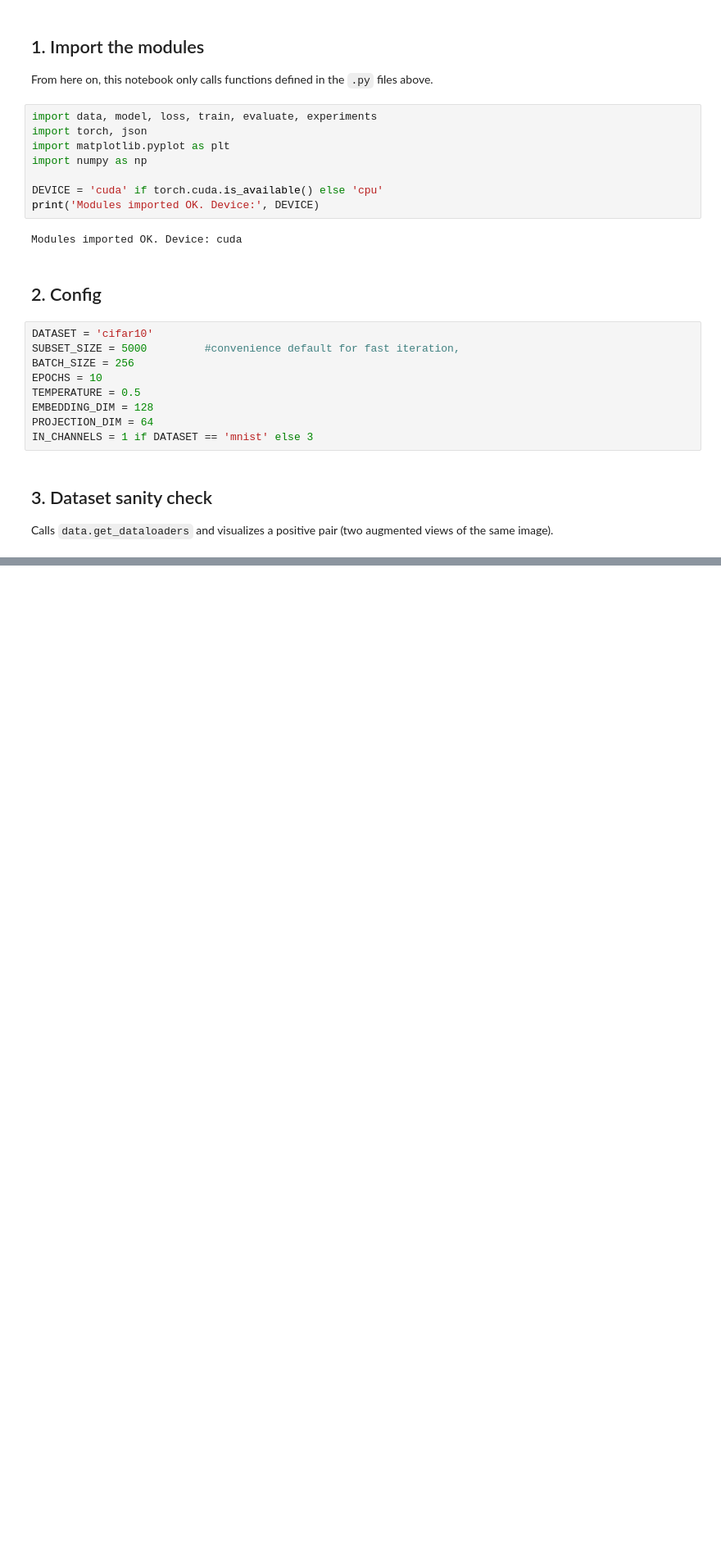
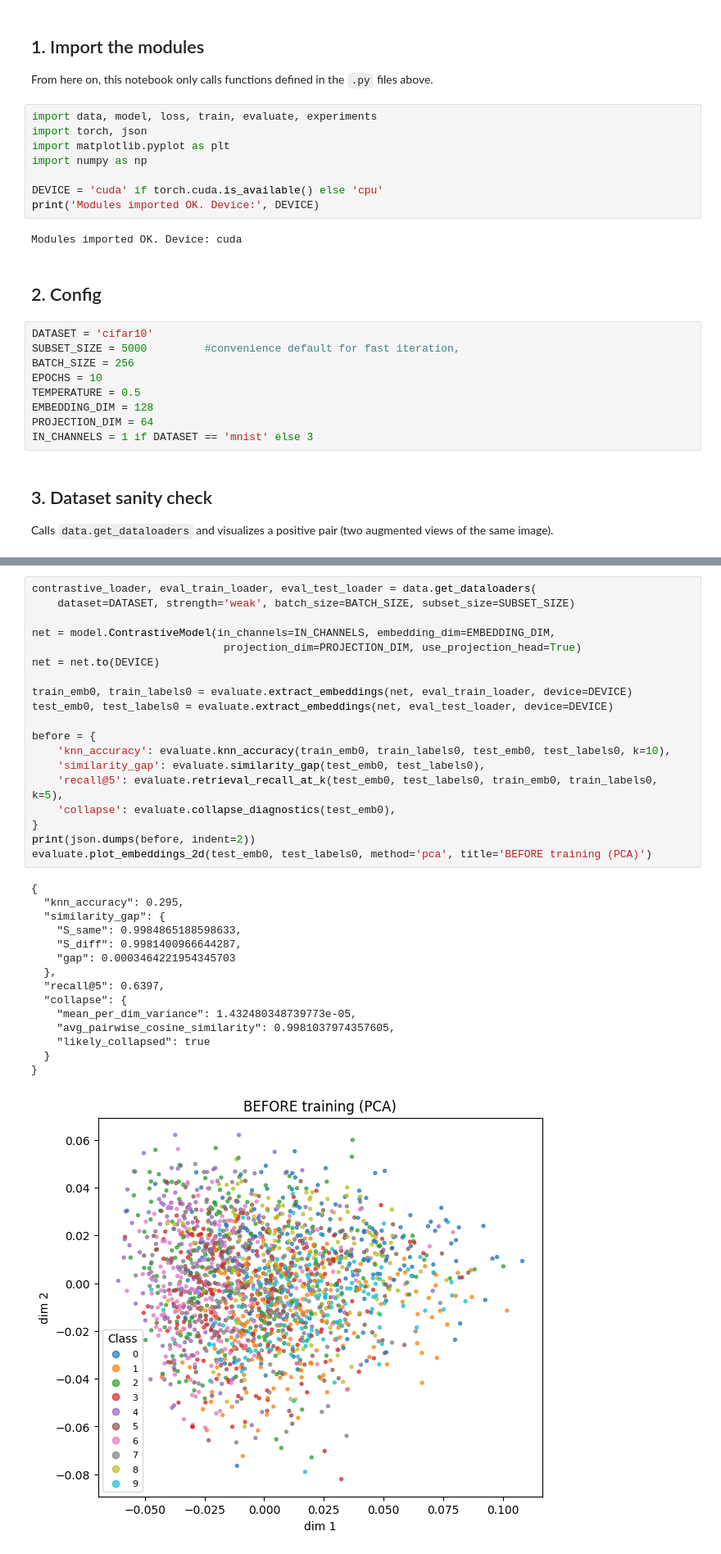
Before and after one commit to Kidist-c/Contrastive_Learning_Cifar-10, a Jupyter notebook: constrastive_pipeline.ipynb, the cells around one changed output, grey strips where cells are left out. Shown at 82% size. Cells and saved outputs as stored; diff of their text form; blank space fills up the shorter version.

Commit message:
evaluate before training

```diff
--- a/constrastive_pipeline.ipynb
+++ b/constrastive_pipeline.ipynb
@@ -67,0 +71,35 @@ WARNING:matplotlib.image:Clipping input data to the valid range for imshow with
+# %%
+contrastive_loader, eval_train_loader, eval_test_loader = data.get_dataloaders(
+    dataset=DATASET, strength='weak', batch_size=BATCH_SIZE, subset_size=SUBSET_SIZE)
+
+net = model.ContrastiveModel(in_channels=IN_CHANNELS, embedding_dim=EMBEDDING_DIM,
+                              projection_dim=PROJECTION_DIM, use_projection_head=True)
+net = net.to(DEVICE)
+
+train_emb0, train_labels0 = evaluate.extract_embeddings(net, eval_train_loader, device=DEVICE)
+test_emb0, test_labels0 = evaluate.extract_embeddings(net, eval_test_loader, device=DEVICE)
+
+before = {
+    'knn_accuracy': evaluate.knn_accuracy(train_emb0, train_labels0, test_emb0, test_labels0, k=10),
+    'similarity_gap': evaluate.similarity_gap(test_emb0, test_labels0),
+    'recall@5': evaluate.retrieval_recall_at_k(test_emb0, test_labels0, train_emb0, train_labels0, k=5),
+    'collapse': evaluate.collapse_diagnostics(test_emb0),
+}
+print(json.dumps(before, indent=2))
+evaluate.plot_embeddings_2d(test_emb0, test_labels0, method='pca', title='BEFORE training (PCA)')
+# %% [output]
+{
+  "knn_accuracy": 0.295,
+  "similarity_gap": {
+    "S_same": 0.9984865188598633,
+    "S_diff": 0.9981400966644287,
+    "gap": 0.0003464221954345703
+  },
+  "recall@5": 0.6397,
+  "collapse": {
+    "mean_per_dim_variance": 1.432480348739773e-05,
+    "avg_pairwise_cosine_similarity": 0.9981037974357605,
+    "likely_collapsed": true
+  }
+}
+[figure, added]
```
Also changed, not shown: parts of 3 cells of this notebook, 1 other file.
